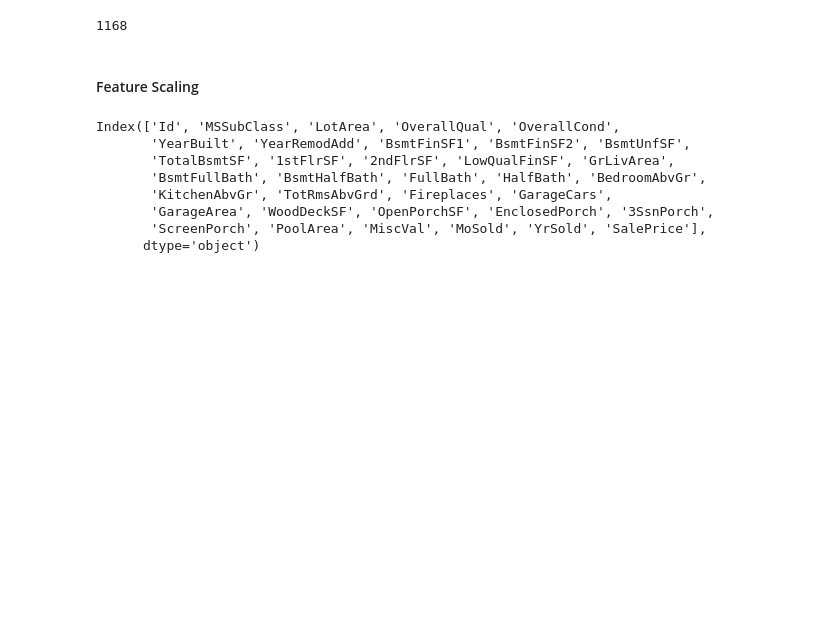
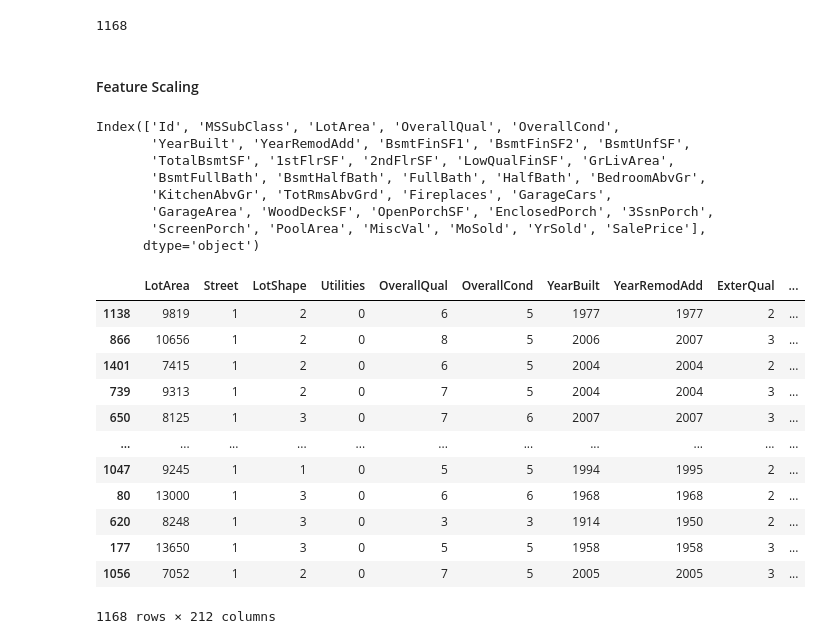
Before and after one commit to amojada-github/recommender, a Jupyter notebook: ML_Coursera/week2/multiple_linear_regression-kaggle.ipynb, the cells around one changed output. Saved outputs shown, nothing was run; the diff lists cells and outputs as text; code cells hidden in the pictures; blank space fills up the shorter version.

```diff
--- a/ML_Coursera/week2/multiple_linear_regression-kaggle.ipynb
+++ b/ML_Coursera/week2/multiple_linear_regression-kaggle.ipynb
@@ -363,3 +321,12 @@ y_test = test_data['SalePrice']
+# %%
+train_ids = train_data['Id']
+test_ids = test_data['Id']
+
+X_train = train_data.drop(['SalePrice', 'Id'], axis=1) # input features used by the model
+y_train = train_data['SalePrice']
+
+X_test = test_data.drop(['SalePrice', 'Id'], axis=1) # input features used by the model
+y_test = test_data['SalePrice']
 # %% [markdown]
 #### Feature Scaling
 # %%
@@ -373,3 +340,19 @@ Index(['Id', 'MSSubClass', 'LotArea', 'OverallQual', 'OverallCond',
        'GarageArea', 'WoodDeckSF', 'OpenPorchSF', 'EnclosedPorch', '3SsnPorch',
        'ScreenPorch', 'PoolArea', 'MiscVal', 'MoSold', 'YrSold', 'SalePrice'],
       dtype='object')
+# %%
+X_train
+# %% [output]
+|  | LotArea | Street | LotShape | Utilities | OverallQual | OverallCond | YearBuilt | YearRemodAdd | ExterQual | ... |
+| 1138 | 9819 | 1 | 2 | 0 | 6 | 5 | 1977 | 1977 | 2 | ... |
+| 866 | 10656 | 1 | 2 | 0 | 8 | 5 | 2006 | 2007 | 3 | ... |
+| 1401 | 7415 | 1 | 2 | 0 | 6 | 5 | 2004 | 2004 | 2 | ... |
+| 739 | 9313 | 1 | 2 | 0 | 7 | 5 | 2004 | 2004 | 3 | ... |
+| 650 | 8125 | 1 | 3 | 0 | 7 | 6 | 2007 | 2007 | 3 | ... |
+| ... | ... | ... | ... | ... | ... | ... | ... | ... | ... | ... |
+| 1047 | 9245 | 1 | 1 | 0 | 5 | 5 | 1994 | 1995 | 2 | ... |
+| 80 | 13000 | 1 | 3 | 0 | 6 | 6 | 1968 | 1968 | 2 | ... |
+| 620 | 8248 | 1 | 3 | 0 | 3 | 3 | 1914 | 1950 | 2 | ... |
+| 177 | 13650 | 1 | 3 | 0 | 5 | 5 | 1958 | 1958 | 3 | ... |
+| 1056 | 7052 | 1 | 2 | 0 | 7 | 5 | 2005 | 2005 | 3 | ... |
+1168 rows × 212 columns
```
Also changed, not shown: parts of 37 cells of this notebook, 1 other file.
